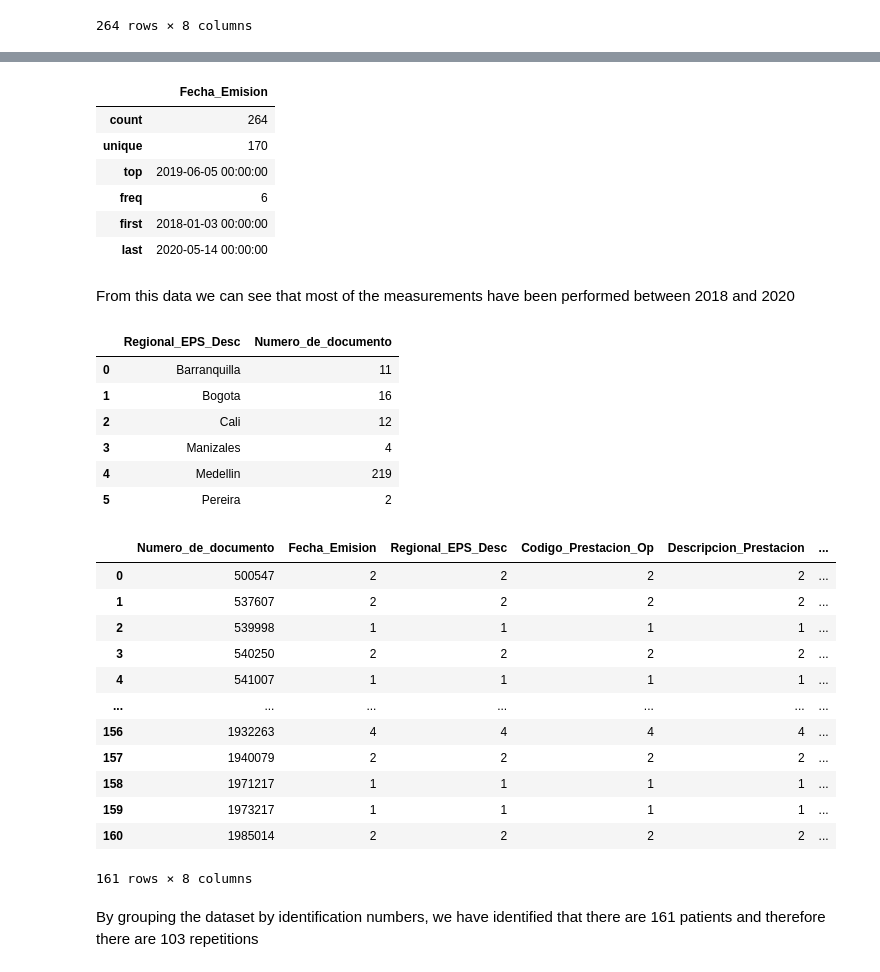
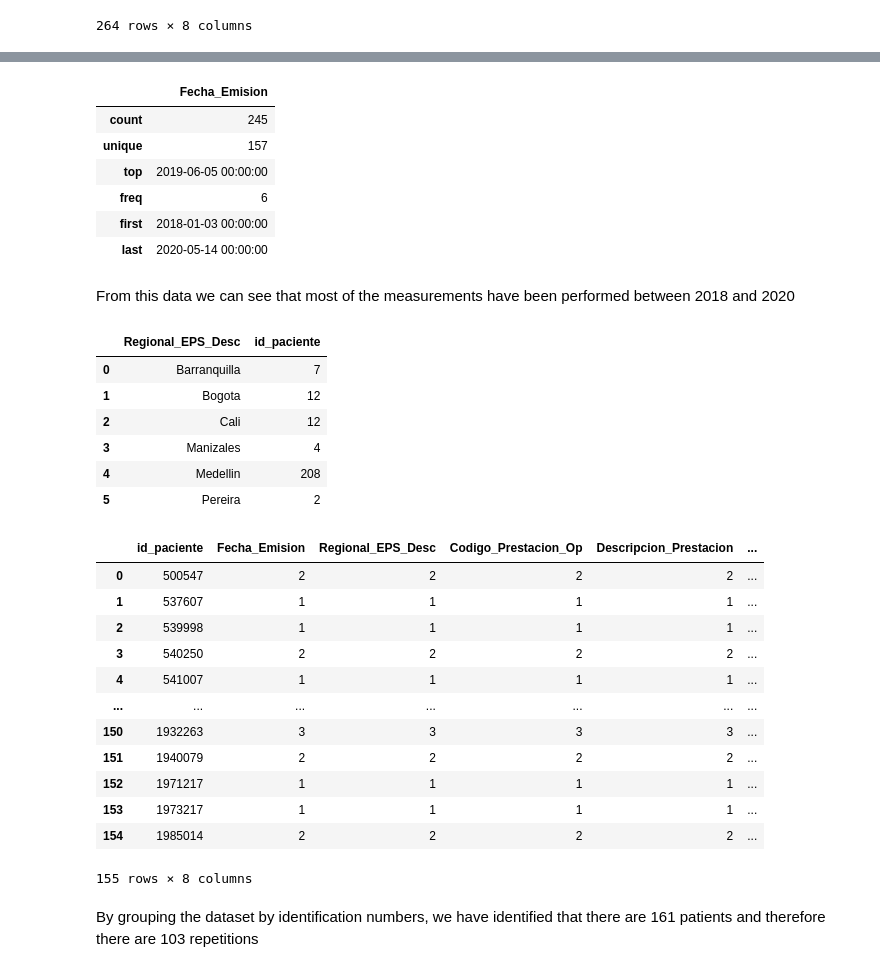
Before and after one commit to DS4A-T22/exploratory_data_analysis, a Jupyter notebook: EDA - Vaccination.ipynb, the cells around one changed output, grey strips where cells are left out. Saved outputs shown, nothing was run; the diff lists cells and outputs as text; code cells hidden in the pictures.

```diff
--- a/EDA - Vaccination.ipynb
+++ b/EDA - Vaccination.ipynb
@@ -34,0 +96,7 @@ So we can count the amount of people that is currently under this enterprise by
+# %%
+ANTI_HBS = df_cp[df_cp['Descripcion_Prestacion'].str.contains('ANTI-HBS')]
+PAI_VACC = df_cp[df_cp['Descripcion_Prestacion'].str.contains('PAI_VACC')]
+frames =  [ PAI_VACC, ANTI_HBS]
+result =  pd.concat(frames)
+print("Records shape after filtering out data {0}".format(result.shape))
+print("Patients shape after filtering out data {0}".format(result.groupby("id_paciente").count().shape))
@@ -34,0 +110,3 @@ So we can count the amount of people that is currently under this enterprise by
+# %%
+result['Descripcion_Prestacion'] = result['Descripcion_Prestacion'].astype("category")
+result['Descripcion_Prestacion'].unique()
@@ -34,0 +142,9 @@ So we can count the amount of people that is currently under this enterprise by
+# %%
+result['Diagnostico_EPS_Desc'].replace("NECESIDAD DE INMUNIZACIÓN CONTRA LA INFLUENZA [GRIPE]","INM_GRIPE",inplace=True)
+result['Diagnostico_EPS_Desc'].replace("PROBLEMA NO ESPECIFICADO RELACIONADO CON SERVICIOS MÉDICOS Y DE SALUD","NON_RELATED",inplace=True)
+INM_GRIPE = result[result['Diagnostico_EPS_Desc'].str.contains('INM_GRIPE')]
+NON_RELATED = result[result['Diagnostico_EPS_Desc'].str.contains('NON_RELATED')]
+frame_2 =  [ INM_GRIPE, NON_RELATED]
+result_2 =  pd.concat(frame_2)
+print("Records data before filtering out unuseful data: {0}".format(result_2.shape))
+print("Patient data before filtering out unuseful data: {0}".format(result_2.groupby('id_paciente').count().shape))
@@ -34,0 +156,3 @@ So we can count the amount of people that is currently under this enterprise by
+# %%
+result_2['Diagnostico_EPS_Desc'] = result_2['Diagnostico_EPS_Desc'].astype("category")
+result_2['Diagnostico_EPS_Desc'].unique()
@@ -35,9 +172,9 @@ So we can count the amount of people that is currently under this enterprise by
 # %%
-vaccination[['Fecha_Emision']].describe()
+result_2[['Fecha_Emision']].describe()
 # %% [output]
 |  | Fecha_Emision |
-| count | 264 |
-| unique | 170 |
+| count | 245 |
+| unique | 157 |
 | top | 2019-06-05 00:00:00 |
 | freq | 6 |
 | first | 2018-01-03 00:00:00 |
@@ -45,32 +182,32 @@ vaccination[['Fecha_Emision']].describe()
 # %% [markdown]
 From this data we can see that most of the measurements have been performed between 2018 and 2020
 # %%
-loc = vaccination[['Numero_de_documento','Regional_EPS_Desc']].groupby('Regional_EPS_Desc').count().reset_index()
+loc = result_2[['id_paciente','Regional_EPS_Desc']].groupby('Regional_EPS_Desc').count().reset_index()
 loc
 # %% [output]
-|  | Regional_EPS_Desc | Numero_de_documento |
-| 0 | Barranquilla | 11 |
-| 1 | Bogota | 16 |
+|  | Regional_EPS_Desc | id_paciente |
+| 0 | Barranquilla | 7 |
+| 1 | Bogota | 12 |
 | 2 | Cali | 12 |
 | 3 | Manizales | 4 |
-| 4 | Medellin | 219 |
+| 4 | Medellin | 208 |
 | 5 | Pereira | 2 |
 # %%
-vaccination.groupby(['Numero_de_documento'],as_index=False).count()
+result_2.groupby(['id_paciente'],as_index=False).count()
 # %% [output]
-|  | Numero_de_documento | Fecha_Emision | Regional_EPS_Desc | Codigo_Prestacion_Op | Descripcion_Prestacion | ... |
+|  | id_paciente | Fecha_Emision | Regional_EPS_Desc | Codigo_Prestacion_Op | Descripcion_Prestacion | ... |
 | 0 | 500547 | 2 | 2 | 2 | 2 | ... |
-| 1 | 537607 | 2 | 2 | 2 | 2 | ... |
+| 1 | 537607 | 1 | 1 | 1 | 1 | ... |
 | 2 | 539998 | 1 | 1 | 1 | 1 | ... |
 | 3 | 540250 | 2 | 2 | 2 | 2 | ... |
 | 4 | 541007 | 1 | 1 | 1 | 1 | ... |
 | ... | ... | ... | ... | ... | ... | ... |
-| 156 | 1932263 | 4 | 4 | 4 | 4 | ... |
-| 157 | 1940079 | 2 | 2 | 2 | 2 | ... |
-| 158 | 1971217 | 1 | 1 | 1 | 1 | ... |
-| 159 | 1973217 | 1 | 1 | 1 | 1 | ... |
-| 160 | 1985014 | 2 | 2 | 2 | 2 | ... |
+| 150 | 1932263 | 3 | 3 | 3 | 3 | ... |
+| 151 | 1940079 | 2 | 2 | 2 | 2 | ... |
+| 152 | 1971217 | 1 | 1 | 1 | 1 | ... |
+| 153 | 1973217 | 1 | 1 | 1 | 1 | ... |
+| 154 | 1985014 | 2 | 2 | 2 | 2 | ... |
-161 rows × 8 columns
+155 rows × 8 columns
 # %% [markdown]
 By grouping the dataset by identification numbers, we have identified that there are 161 patients and therefore there are 103 repetitions
 # %%
```
Also changed, not shown: parts of 24 cells of this notebook, 3 other files.
